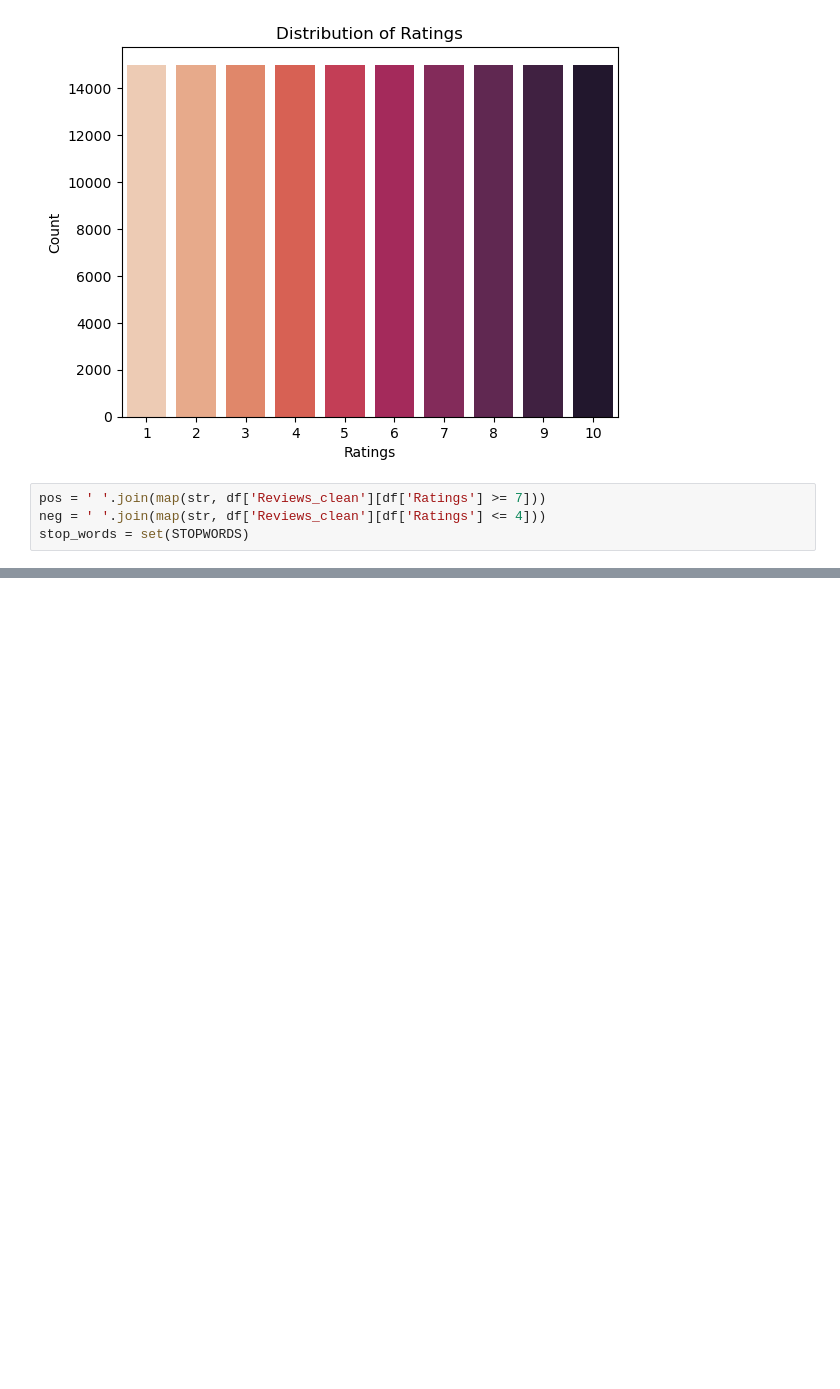
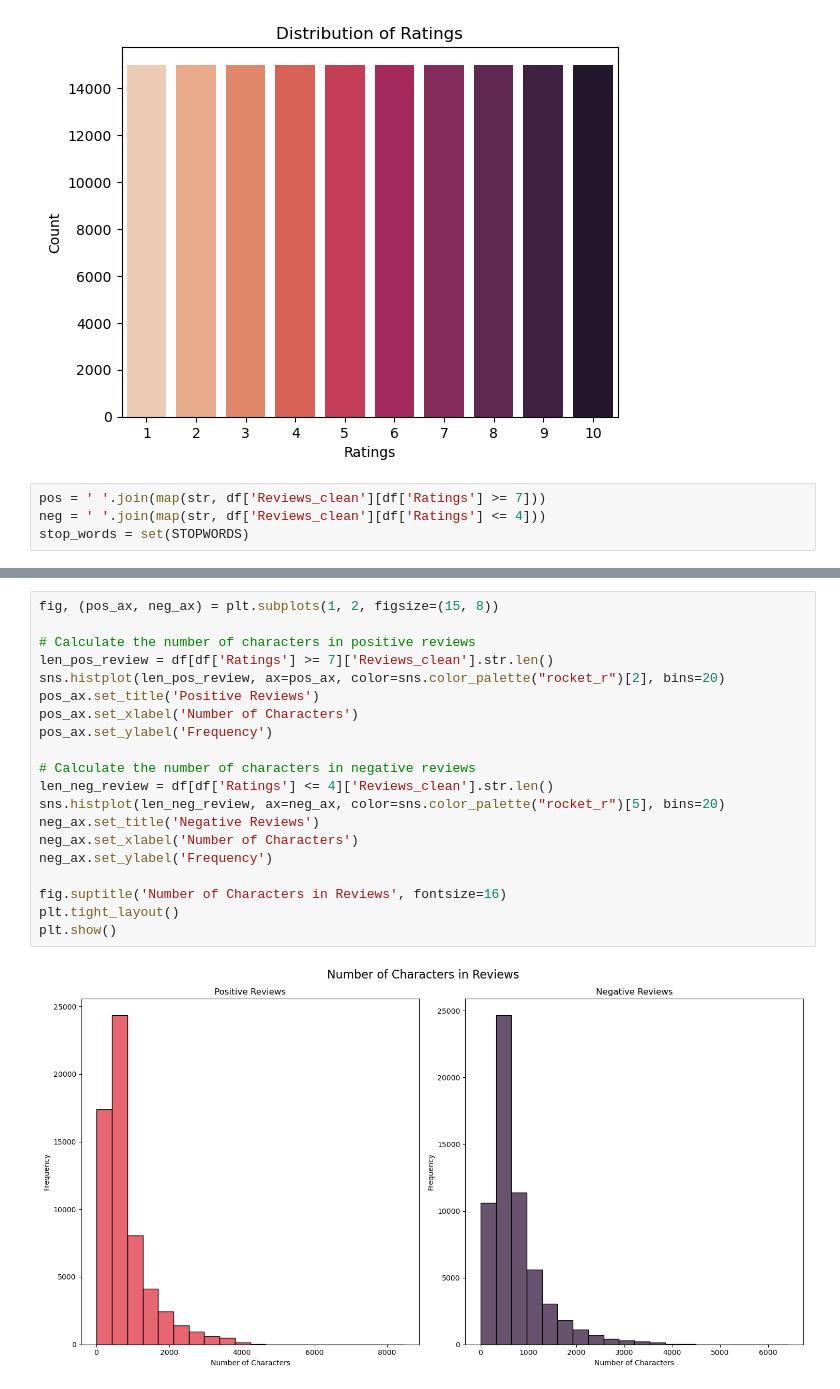
Before and after one commit to stngan/sentiment-python, a Jupyter notebook: sentiment.ipynb, the cells around one changed output, grey strips where cells are left out. Cells and saved outputs as stored; diff of their text form; blank space fills up the shorter version.

```diff
--- a/sentiment.ipynb
+++ b/sentiment.ipynb
@@ -198,3 +198,25 @@ plt.show()
+# %%
+fig, (pos_ax, neg_ax) = plt.subplots(1, 2, figsize=(15, 8))
+
+# Calculate the number of characters in positive reviews
+len_pos_review = df[df['Ratings'] >= 7]['Reviews_clean'].str.len()
+sns.histplot(len_pos_review, ax=pos_ax, color=sns.color_palette("rocket_r")[2], bins=20)
+pos_ax.set_title('Positive Reviews')
+pos_ax.set_xlabel('Number of Characters')
+pos_ax.set_ylabel('Frequency')
+
+# Calculate the number of characters in negative reviews
+len_neg_review = df[df['Ratings'] <= 4]['Reviews_clean'].str.len()
+sns.histplot(len_neg_review, ax=neg_ax, color=sns.color_palette("rocket_r")[5], bins=20)
+neg_ax.set_title('Negative Reviews')
+neg_ax.set_xlabel('Number of Characters')
+neg_ax.set_ylabel('Frequency')
+
+fig.suptitle('Number of Characters in Reviews', fontsize=16)
+plt.tight_layout()
+plt.show()
+# %% [output]
+[figure, added]
 # %%
 fig, (pos_ax, neg_ax) = plt.subplots(1, 2, figsize=(15, 8))
 
```
Also changed, not shown: parts of 8 cells of this notebook.
